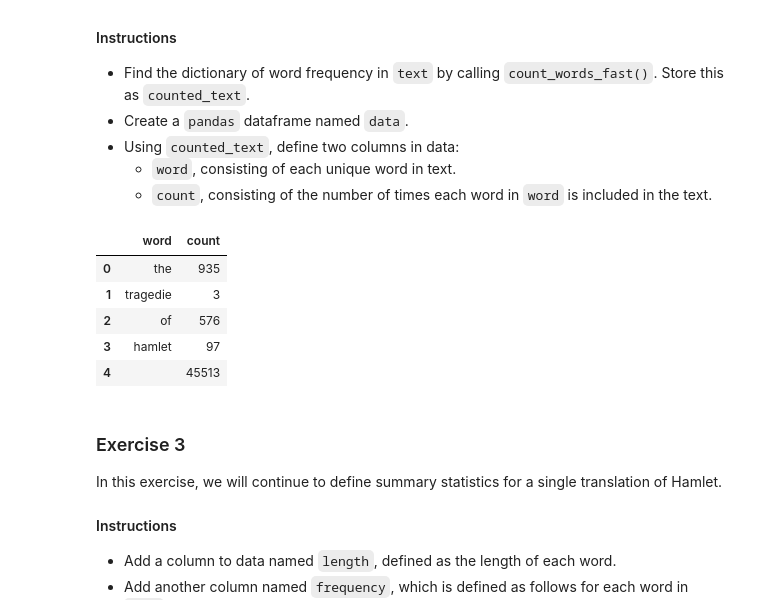
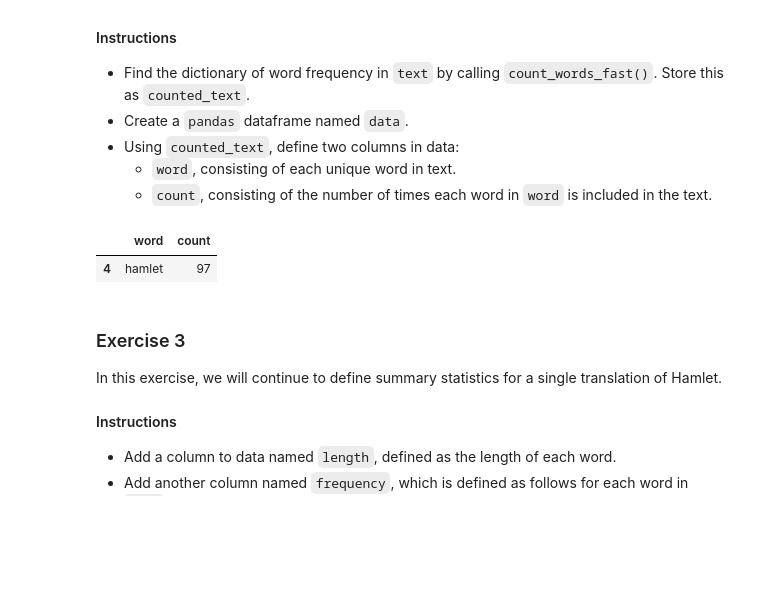
Before and after one commit to rumski20/HarvardX_PH526x, a Jupyter notebook: homework/HW3-2.ipynb, the cells around one changed output. Cells and saved outputs as stored; diff of their text form; code cells hidden in the pictures; blank space fills up the shorter version.

```diff
--- a/homework/HW3-2.ipynb
+++ b/homework/HW3-2.ipynb
@@ -50,32 +50,28 @@ In this exercise, we will summarize the text for a single translation of Hamlet
 # %%
 language, text = hamlets.iloc[0]
 
 counted_text = count_words_fast(text)
 # print(list(counted_text.items())[:5])
 
 # data = pd.DataFrame(
 #     data=counted_text,
 #     columns=("word", "count"),
 #     index=list(range(len(counted_text)))
 # )
 
 # create data frame, specifiying columns
 data = pd.DataFrame(columns=["word", "count"])
 
 # iterate over dictionary, add data to dataframe
-row_num = 0     # index
+row_num = 1     # index
 for key, value in counted_text.items():
     data.loc[row_num] = key, value
     row_num += 1
 
-data.head()
+data.loc[data.word == 'hamlet']
 # %% [output]
 |  | word | count |
-| 0 | the | 935 |
-| 1 | tragedie | 3 |
-| 2 | of | 576 |
-| 3 | hamlet | 97 |
-| 4 |  | 45513 |
+| 4 | hamlet | 97 |
 # %% [markdown]
 ### Exercise 3
 
```
Also changed, not shown: parts of 6 cells of this notebook.
